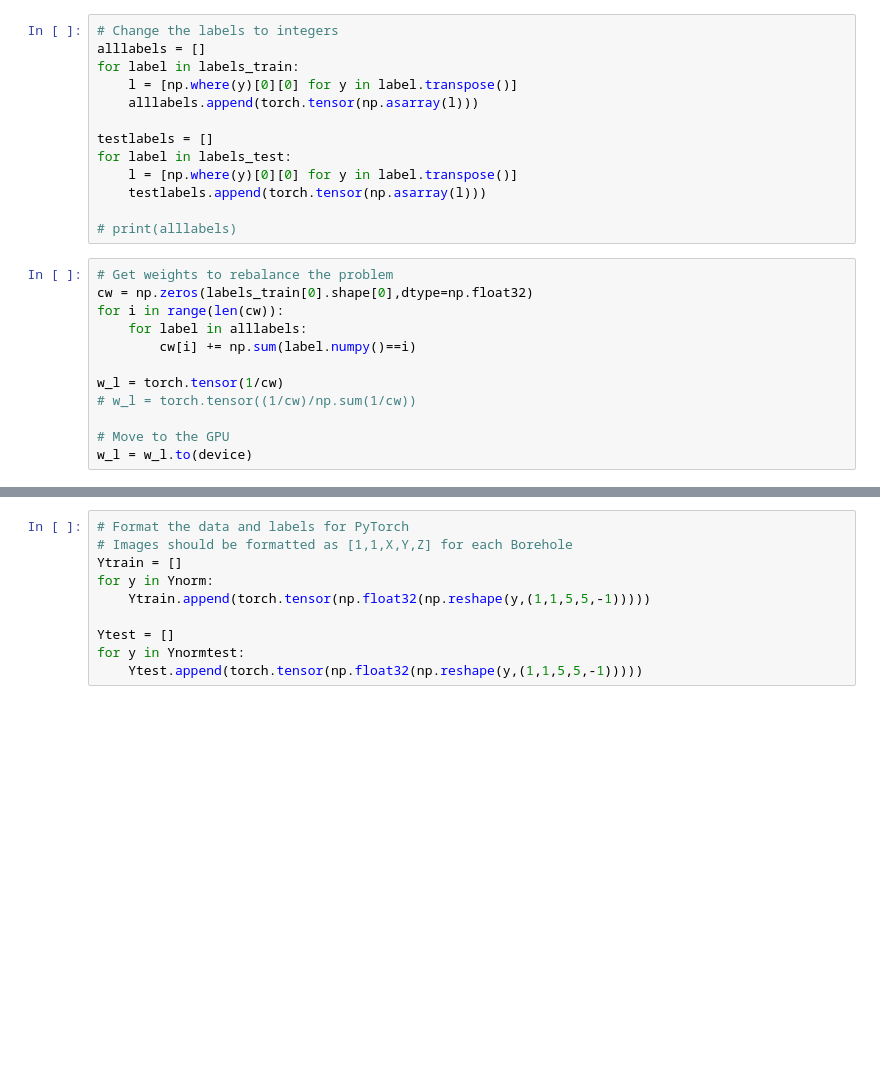
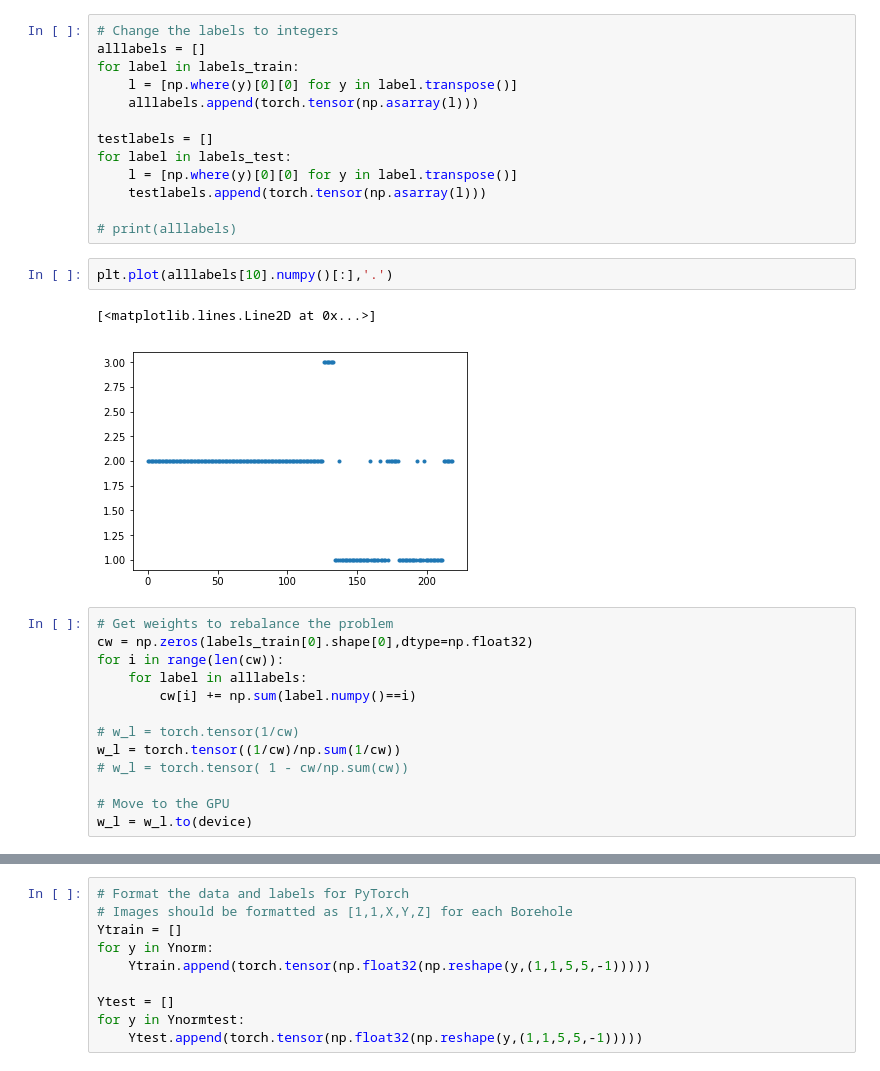
Before and after one commit to eldadHaber/PDENet, a Jupyter notebook: parse_seam_data.ipynb, the cells around one changed output, grey strips where cells are left out. Cells and saved outputs as stored; diff of their text form; blank space fills up the shorter version.

```diff
--- a/parse_seam_data.ipynb
+++ b/parse_seam_data.ipynb
@@ -90,6 +110,11 @@ for label in labels_test:
     testlabels.append(torch.tensor(np.asarray(l)))
 
 # print(alllabels)
+# %%
+plt.plot(alllabels[10].numpy()[:],'.')
+# %% [output]
+[<matplotlib.lines.Line2D at 0x...>]
+[figure, added]
 # %%
 # Get weights to rebalance the problem
 cw = np.zeros(labels_train[0].shape[0],dtype=np.float32)
@@ -97,8 +122,9 @@ for i in range(len(cw)):
     for label in alllabels:
         cw[i] += np.sum(label.numpy()==i)
 
-w_l = torch.tensor(1/cw)
-# w_l = torch.tensor((1/cw)/np.sum(1/cw))
+# w_l = torch.tensor(1/cw)
+w_l = torch.tensor((1/cw)/np.sum(1/cw))
+# w_l = torch.tensor( 1 - cw/np.sum(cw))
 
 # Move to the GPU
 w_l = w_l.to(device)
```
Also changed, not shown: parts of 41 cells of this notebook.
